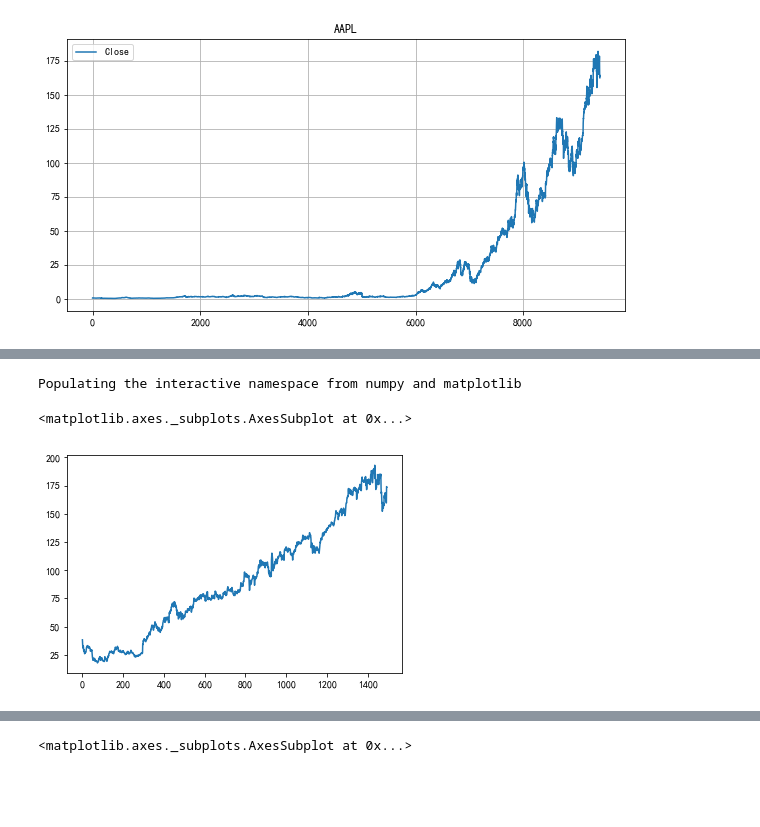
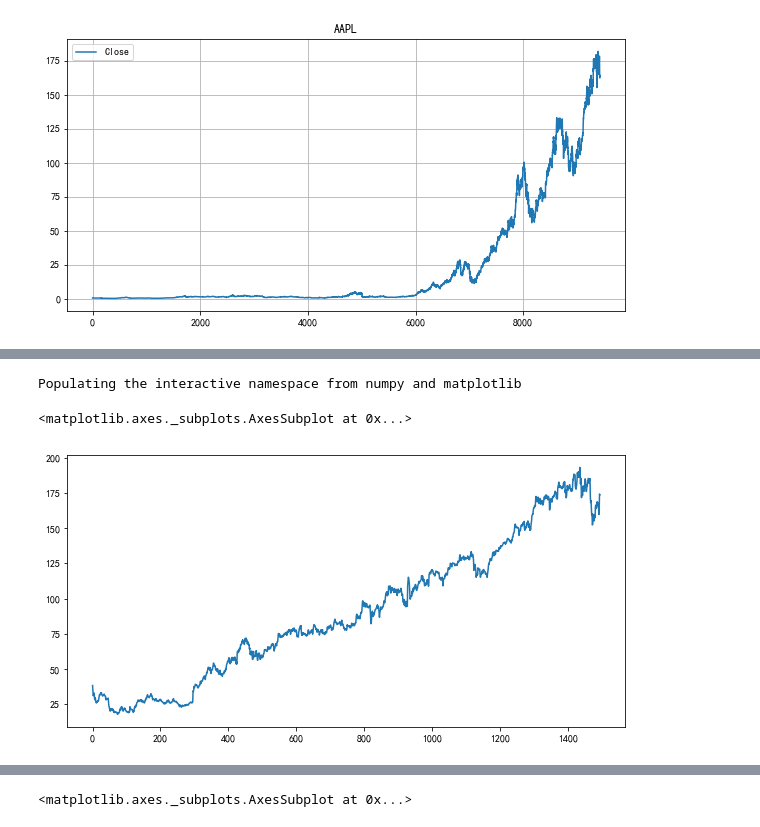
Before and after one commit to ywchiu/tibamepy, a Jupyter notebook: Demo20180428.ipynb, the cells around one changed output, grey strips where cells are left out. Saved outputs shown, nothing was run; the diff lists cells and outputs as text; code cells hidden in the pictures; blank space fills up the shorter version.

```diff
--- a/Demo20180428.ipynb
+++ b/Demo20180428.ipynb
@@ -455,7 +468,7 @@ Populating the interactive namespace from numpy and matplotlib
 # %%
 %pylab inline
-FB['Close'].plot(kind = 'line')
+FB['Close'].plot(kind = 'line', figsize=[10,5])
 # %% [output]
 Populating the interactive namespace from numpy and matplotlib
 <matplotlib.axes._subplots.AxesSubplot at 0x...>
-[figure, old version]
+[figure, new version]
```
Also changed, not shown: parts of 24 cells of this notebook.
